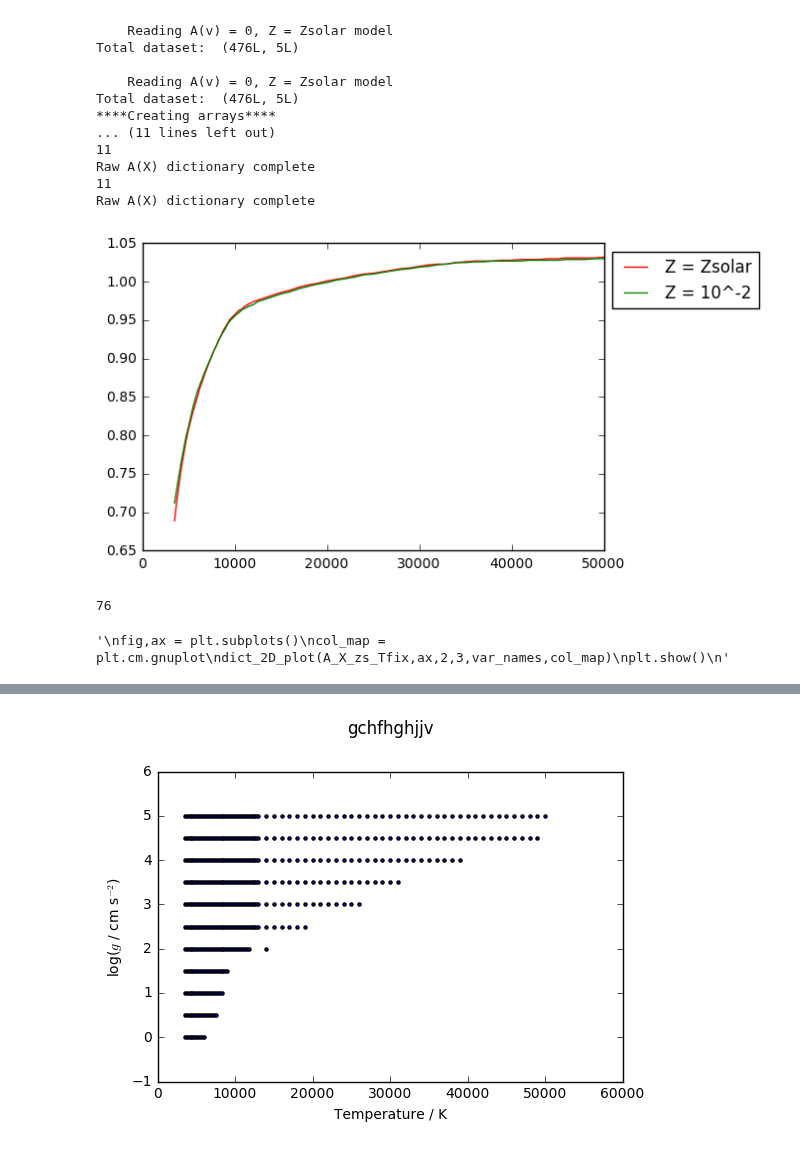
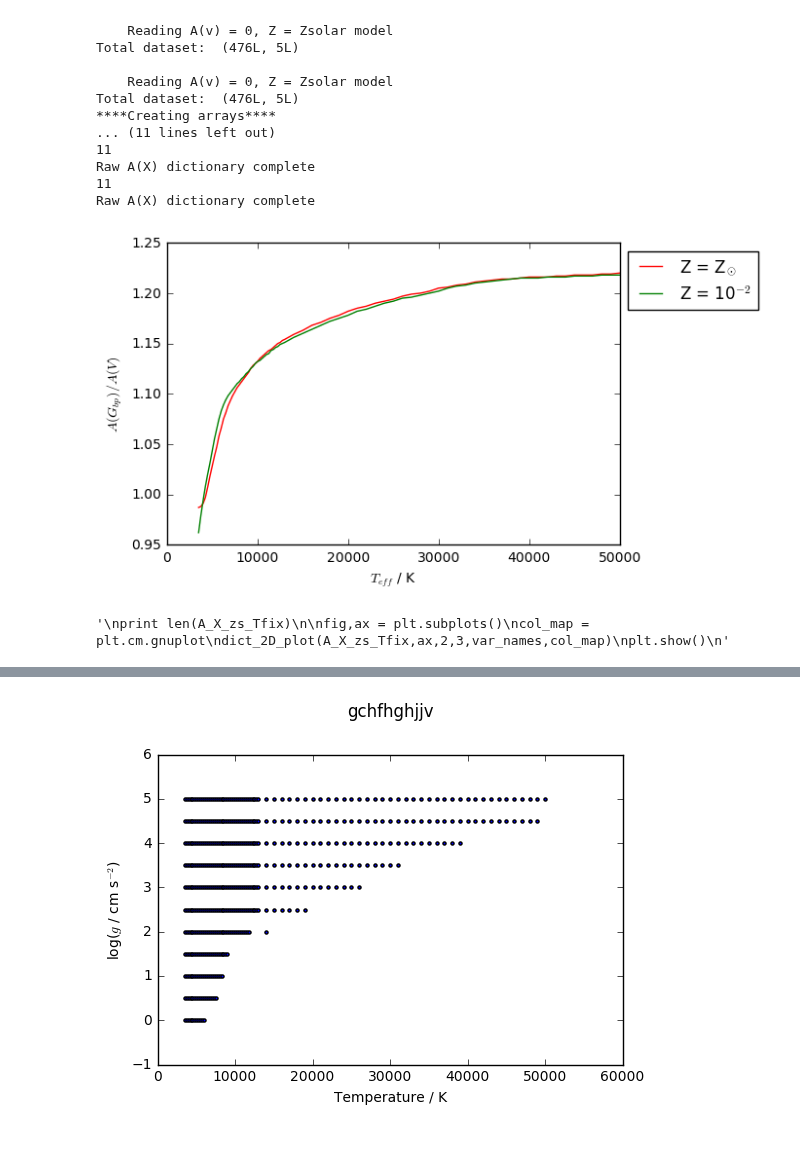
Before and after one commit to AlexlwAstro/phd_work, a Jupyter notebook: gaia_spectra_plots.ipynb, the cells around one changed output, grey strips where cells are left out. Drawn from its saved outputs; the diff is of its cells as text; code cells hidden in the pictures.

Commit message:
first submission graphs

```diff
--- a/gaia_spectra_plots.ipynb
+++ b/gaia_spectra_plots.ipynb
@@ -85,7 +85,7 @@ def dict_2D_plot(input_dict,ax,col_x,col_y,var_names,col_map):
     ax.set_xlabel(var_names[(col_x-1)])
     ax.set_ylabel(var_names[(col_y-1)])
     plt.legend(loc='upper left', bbox_to_anchor=(1.0, 1.1))
-    ax.set_title('Stuff',y=1.05)
+    #ax.set_title('Stuff',y=1.05)
     plt.show()
 
 def diff_grid_dict(dict_Av0,dict_Avne0):
@@ -201,28 +201,36 @@ Raw A(X) dictionary complete
 # %%
 var_names = ['$T_{eff}$ / K','log($g$ / cm s$^{-2}$)','$A(G)/A(V)$','$A(G_{bp})/A(V)$','$A(G_{rp})/A(V)$']
 
 Teff_5_zs = (A_X_zs_gfix['5.0'])[:,0]
 A_G_5_zs = (A_X_zs_gfix['5.0'])[:,2]
+A_Gbp_5_zs = (A_X_zs_gfix['5.0'])[:,3]
+A_Grp_5_zs = (A_X_zs_gfix['5.0'])[:,4]
+
 Teff_5_z2 = (A_X_z2_gfix['5.0'])[:,0]
 A_G_5_z2 = (A_X_z2_gfix['5.0'])[:,2]
+A_Gbp_5_z2 = (A_X_z2_gfix['5.0'])[:,3]
+A_Grp_5_z2 = (A_X_z2_gfix['5.0'])[:,4]
 
 fig, ax = plt.subplots()
-ax.plot(Teff_5_zs,A_G_5_zs,'r',label='Z = Zsolar')
-ax.plot(Teff_5_z2,A_G_5_z2,'g',label='Z = 10^-2')
+ax.set_xlabel(var_names[0])
+ax.set_ylabel(var_names[3])
+ax.plot(Teff_5_zs,A_Gbp_5_zs,'r',label='Z = Z$_{\odot}$')
+ax.plot(Teff_5_z2,A_Gbp_5_z2,'g',label='Z = 10$^{-2}$')
 plt.legend(loc='upper left', bbox_to_anchor=(1.0, 1.0))
 plt.show()
+fig.savefig('gaia_spectra/gaia_graphs/A(G_bp)_vs_Teff_logg=5_varZ.pdf', bbox_inches='tight')
 
+"""
 print len(A_X_zs_Tfix)
-"""
+
 fig,ax = plt.subplots()
 col_map = plt.cm.gnuplot
 dict_2D_plot(A_X_zs_Tfix,ax,2,3,var_names,col_map)
 plt.show()
 """
 # %% [output]
-[figure, old version]
+[figure, new version]
-76
+'\nprint len(A_X_zs_Tfix)\n\nfig,ax = plt.subplots()\ncol_map = plt.cm.gnuplot\ndict_2D_plot(A_X_zs_Tfix,ax,2,3,var_names,col_map)\nplt.show()\n'
-'\nfig,ax = plt.subplots()\ncol_map = plt.cm.gnuplot\ndict_2D_plot(A_X_zs_Tfix,ax,2,3,var_names,col_map)\nplt.show()\n'
 # %%
 """fig, gfix = plt.subplots()
 # colormap stuff
```
Also changed, not shown: parts of 3 cells of this notebook, 26 other files.
